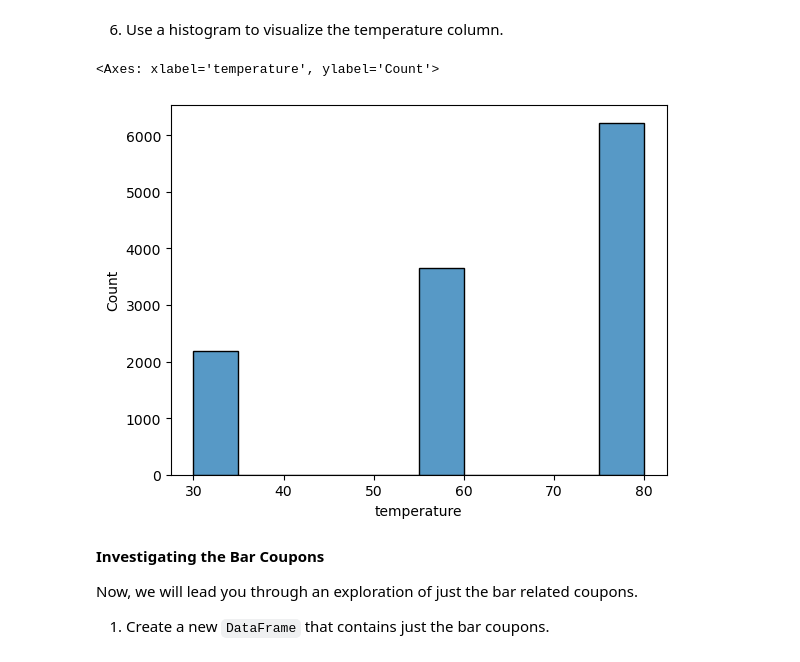
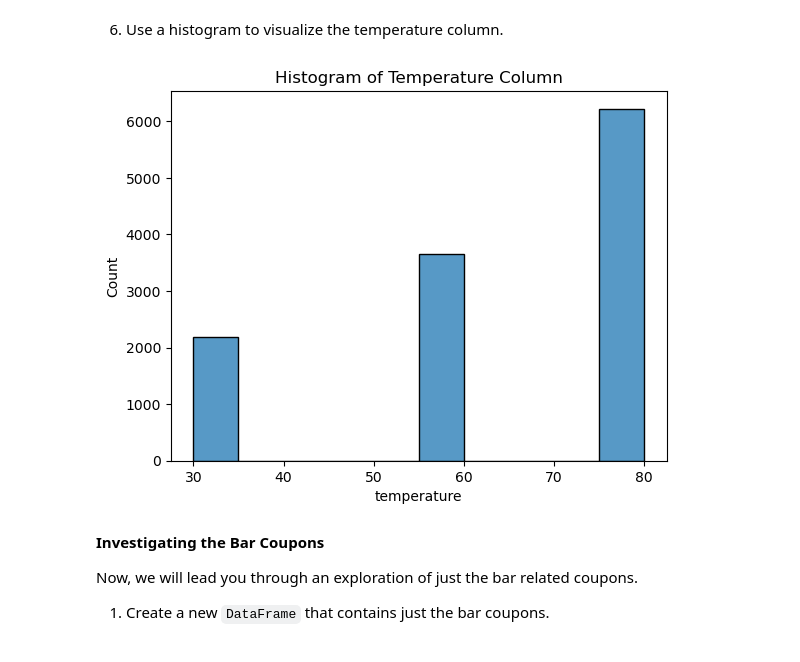
Before and after one commit to muhammad-zafar1/aiml_cert_hw5, a Jupyter notebook: exploratory_data_analysis_5.1.ipynb, the cells around one changed output. Cells and saved outputs as stored; diff of their text form; code cells hidden in the pictures.

```diff
--- a/exploratory_data_analysis_5.1.ipynb
+++ b/exploratory_data_analysis_5.1.ipynb
@@ -195,14 +195,17 @@ px.bar(coupon_df.sort_values("count", ascending=False), x = "coupon", y="count",
 # %%
 # https://seaborn.pydata.org/examples/histogram_stacked.html
 
-sns.histplot(
-    data_clean,
-    x="temperature", bins=10)
+ax = sns.histplot(data_clean, x="temperature", bins=10)
 
 #sns.histplot(    data_clean,     x="temperature", bins=10, hue='coupon')
+
+# Add the title
+ax.set_title('Histogram of Temperature Column')
+
+# Show the plot
+plt.show()
 # %% [output]
-<Axes: xlabel='temperature', ylabel='Count'>
-[figure, old version]
+[figure, new version]
 # %% [markdown]
 **Investigating the Bar Coupons**
 
```
Also changed, not shown: parts of 10 cells of this notebook, 2 other files.
